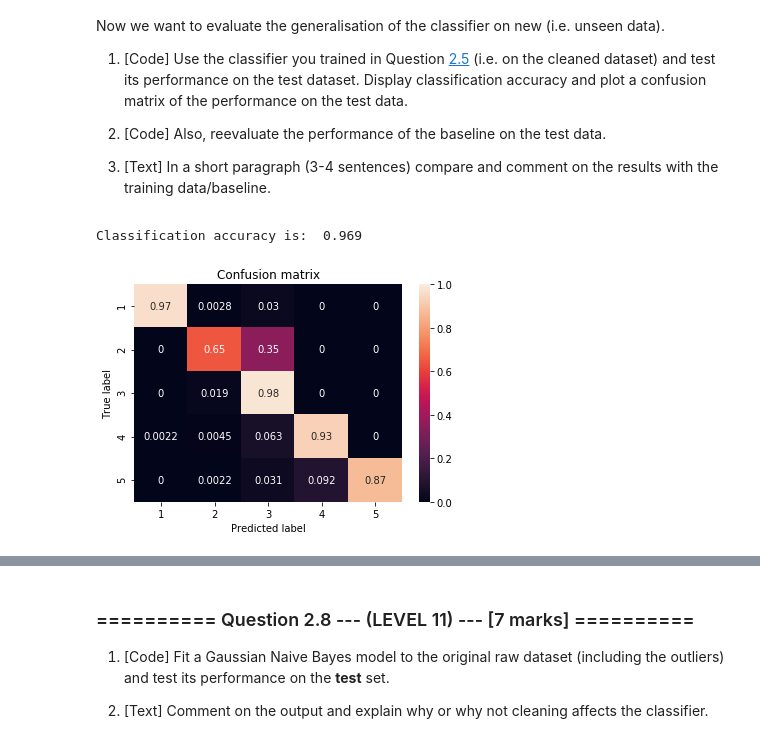
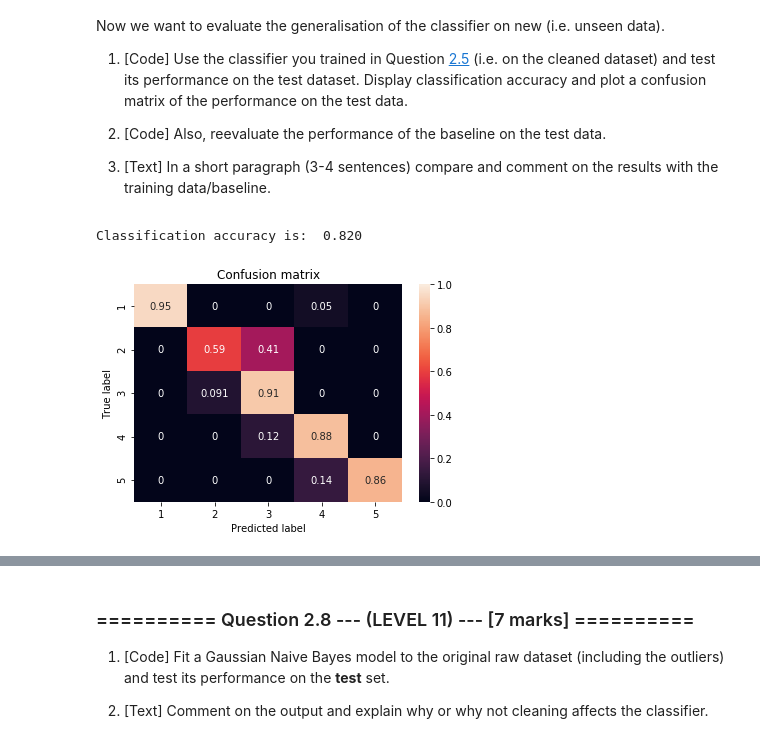
Before and after one commit to ishanparikh/IAML2018, a Jupyter notebook: Assignments/01_Analysis.ipynb, the cells around one changed output, grey strips where cells are left out. Drawn from its saved outputs; the diff is of its cells as text; code cells hidden in the pictures.

```diff
--- a/Assignments/01_Analysis.ipynb
+++ b/Assignments/01_Analysis.ipynb
@@ -473,21 +501,23 @@ Now we want to evaluate the generalisation of the classifier on new (i.e. unseen
 # %%
 # (1) # Your Code goes here:
 x= news_test.drop('class', axis=1)
 y= news_test['class']
-# gnb = GaussianNB.fit(self,X=news_train.iloc[:,:-1], y=news_train.iloc[:,-1:], sample_weight=None)
-gnb = GaussianNB()
-gnb.fit(x,y, sample_weight=None)
+
 
 pred = gnb.predict(x)
 gnb_acc = accuracy_score(y,pred)
 print("Classification accuracy is: ",'%.3f'%accuracy_score(y,pred))
 print()
 
+cm = confusion_matrix(y,pred)
+cm_norm = cm/cm.sum(axis=1)[:, np.newaxis]
+
+
 plt.figure()
 plot_confusion_matrix(cm_norm, classes=['1','2','3','4','5'])
 # %% [output]
-Classification accuracy is:  0.969
+Classification accuracy is:  0.820
-[figure, old version]
+[figure, new version]
 # %%
 # (2) # Your Code goes here:
 
```
Also changed, not shown: parts of 16 cells of this notebook, 1 other file.
